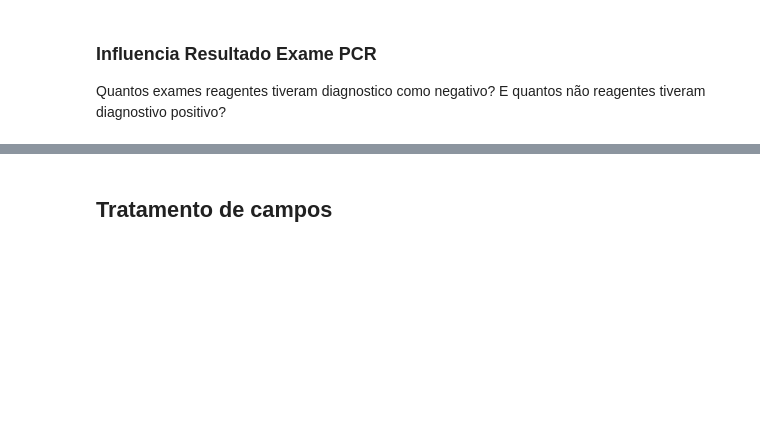
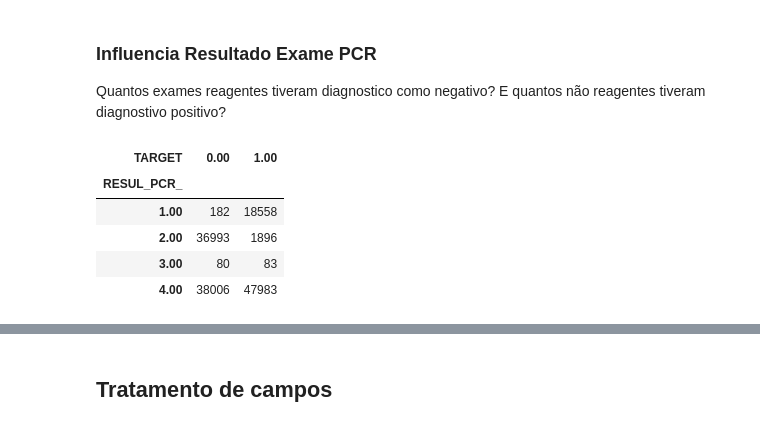
Before and after one commit to AnaPRodrigues/tech-challenge-grupo-9, a Jupyter notebook: tech-challenge-chikungunya.ipynb, the cells around one changed output, grey strips where cells are left out. Drawn from its saved outputs; the diff is of its cells as text; code cells hidden in the pictures; blank space fills up the shorter version.

```diff
--- a/tech-challenge-chikungunya.ipynb
+++ b/tech-challenge-chikungunya.ipynb
@@ -214,6 +284,13 @@ df.isnull().sum().sort_values(ascending=False)
 
 Quantos exames reagentes tiveram diagnostico como negativo? E quantos não reagentes tiveram diagnostivo positivo?
 # %%
-pd.crosstab(df['RESUL_PCR_'], df['TARGET'])
+pd.crosstab(df_original['RESUL_PCR_'], df['TARGET'])
+# %% [output]
+| TARGET | 0.00 | 1.00 |
+| RESUL_PCR_ |  |  |
+| 1.00 | 182 | 18558 |
+| 2.00 | 36993 | 1896 |
+| 3.00 | 80 | 83 |
+| 4.00 | 38006 | 47983 |
 # %%
 df.hist(bins=50, figsize=(20, 15))
```
Also changed, not shown: parts of 24 cells of this notebook.
